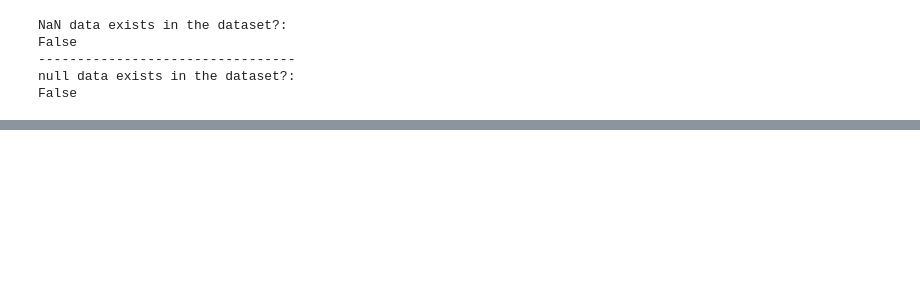
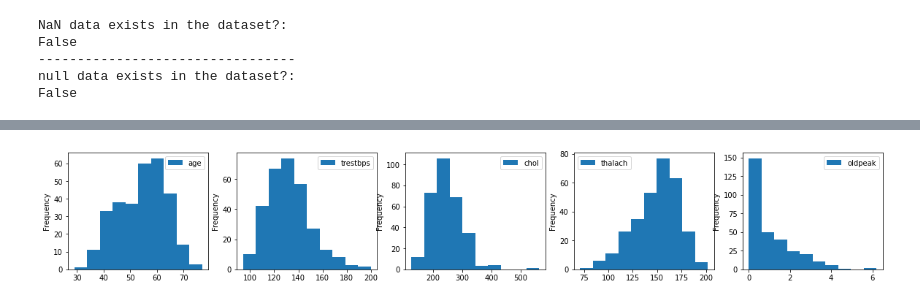
Before and after one commit to bryansbr/heart-disease-AI, a Jupyter notebook: heart-disease.ipynb, the cells around one changed output, grey strips where cells are left out. Cells and saved outputs as stored; diff of their text form; code cells hidden in the pictures; blank space fills up the shorter version.

Commit message:
The graphs of the variables were added and the model was separated for training.

```diff
--- a/heart-disease.ipynb
+++ b/heart-disease.ipynb
@@ -137,0 +150,18 @@ False
+# %%
+# Array for numerical variables
+numerical_vars = ["age", "trestbps", "chol", "thalach", "oldpeak"]
+
+# Array for categorical variables
+categorical_vars = ["sex", "cp", "fbs", "restecg", "exang", "slope", "ca", "thal"]
+
+# Target variable
+target = "target"
+
+# We convert the corresponding attributes to numerical. In Python, numerical is the default datatype
+for columns in numerical_vars:
+    data[columns] = pd.to_numeric(data[columns], errors='coerce')
+
+# Now, we convert the corresponding attributes to categorical.
+for columns in categorical_vars:
+    cat_type = CategoricalDtype(categories = None, ordered = False)
+    data[columns] = data[columns].astype(dtype = cat_type)
@@ -139,0 +183,12 @@ In this case, we see that there are no null or missing data, so we can proceed t
+# %%
+# Figure type object to develop the subplots
+fig = plt.figure(figsize = (20, 10))
+i = 1
+
+# Graphs of type histogram numerical variables
+for num_attrs in numerical_vars:
+    ax = fig.add_subplot(3, 5, i)
+    data[[num_attrs]].plot(kind = 'hist', ax = ax, rwidth = 1)
+    i = i + 1
+# %% [output]
+[figure, added]
```
Also changed, not shown: parts of 13 cells of this notebook, 1 other file.
